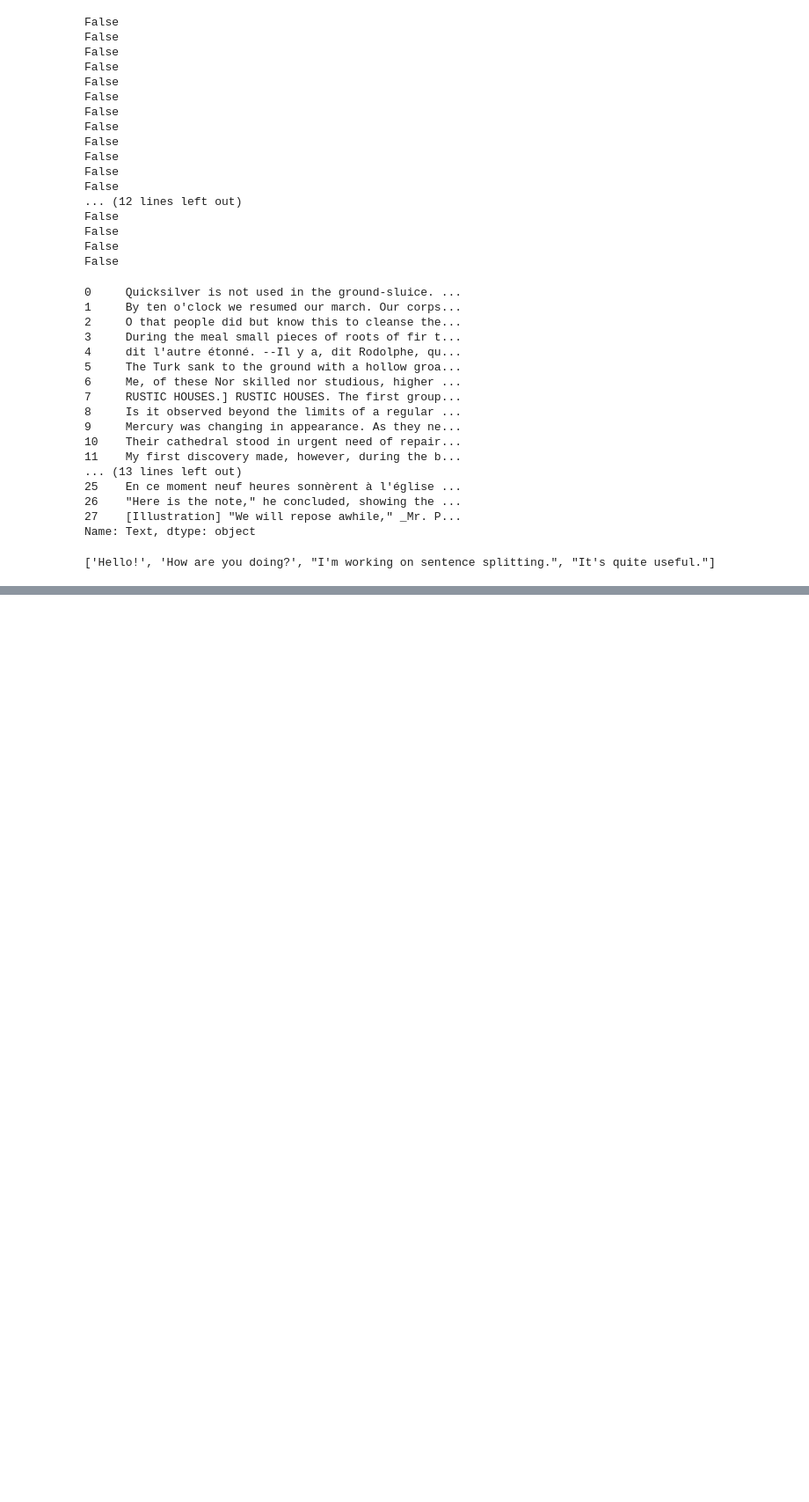
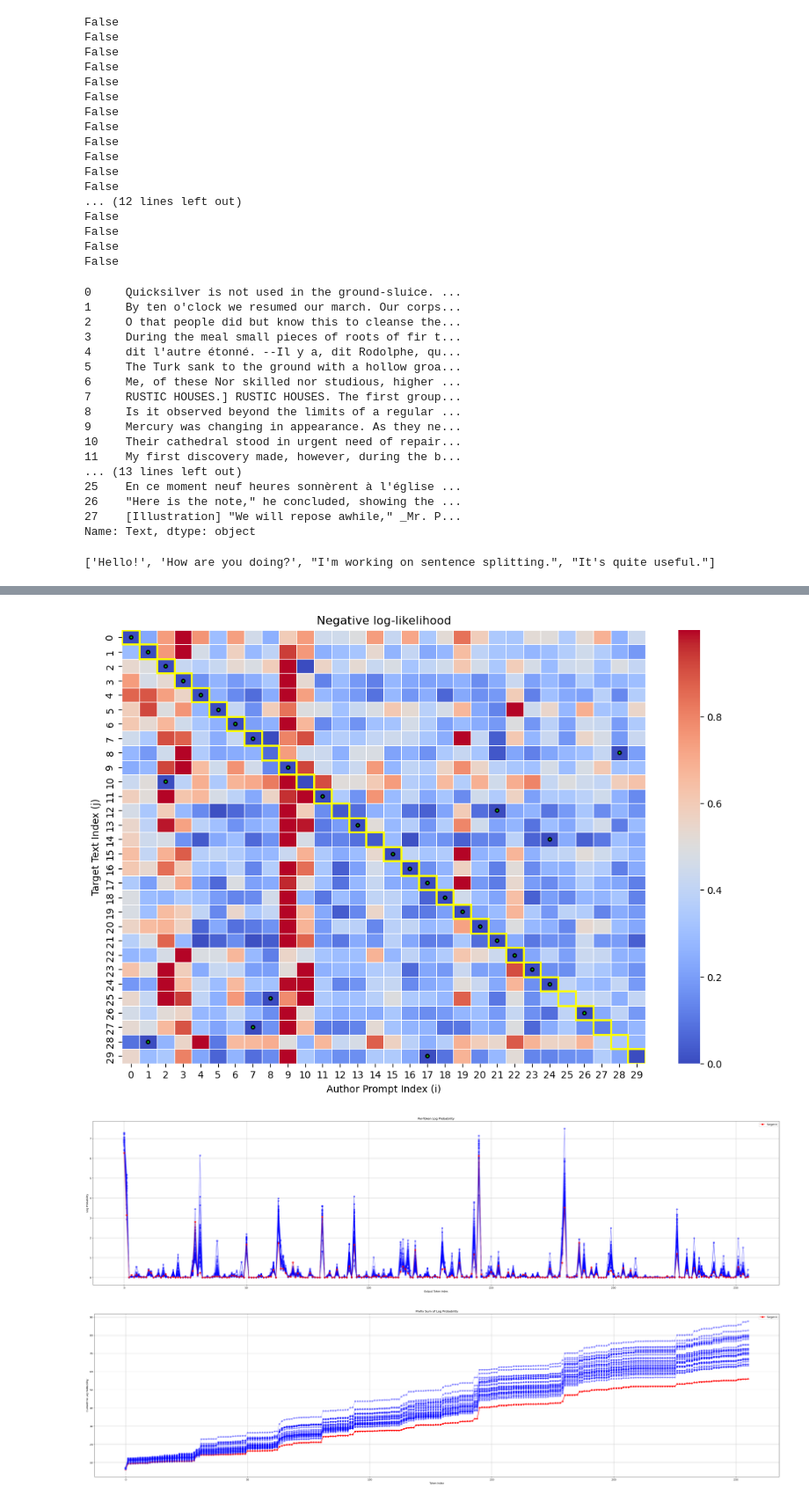
Before and after one commit to bayki2004/gpt_small, a Jupyter notebook: scratch.ipynb, the cells around one changed output, grey strips where cells are left out. Shown at 88% size. Saved outputs shown, nothing was run; the diff lists cells and outputs as text; code cells hidden in the pictures; blank space fills up the shorter version.

```diff
--- a/scratch.ipynb
+++ b/scratch.ipynb
@@ -399,0 +519,15 @@ print(sentences)
+# %%
+model_type = 'enc_dec'
+test_id = 1
+data_type = 'val'
+path = f'tests/{model_type}/test_{test_id}/{data_type}_data/'
+log_probs_per_token = np.load(path + 'log_probs_per_token.npy')
+log_probs_matrix = np.load(path + 'log_probs_matrix.npy')
+plot_heat(log_probs_matrix, title='Negative log-likelihood', figsize_=(12, 8))
+plot_per_token_prob(log_probs_per_token, row_id=0, title='Per-Token Log Probability', figsize_=(50, 12), x_label='Output Token Index', y_label='Log Probability', cutoff=1000)
+plot_prefix_sum_per_token(log_probs_per_token, row_id=0, title='Prefix Sum of Log Probability', figsize_=(50, 12), x_label='Token Index', y_label='Cumulative Log Probability')
+plot_per_token_prob_by_column(log_probs_per_token, column_id=9, title='Per-Token Log Probability by Author', figsize_=(50, 12), x_label='Row Index', y_label='Log Probability', cutoff=1000)
+# %% [output]
+[figure, added]
+[figure, added]
+[figure, added]
```
Also changed, not shown: parts of 5 cells of this notebook, 36 other files.
